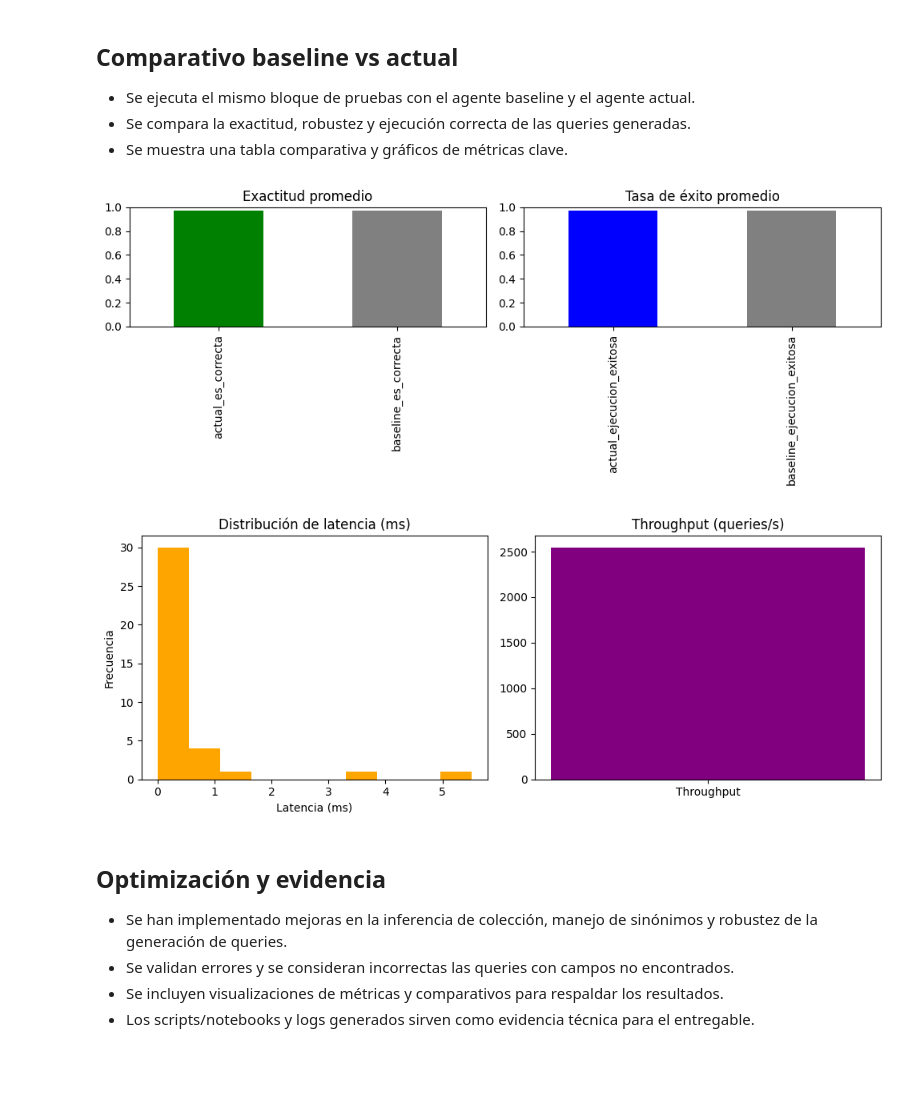
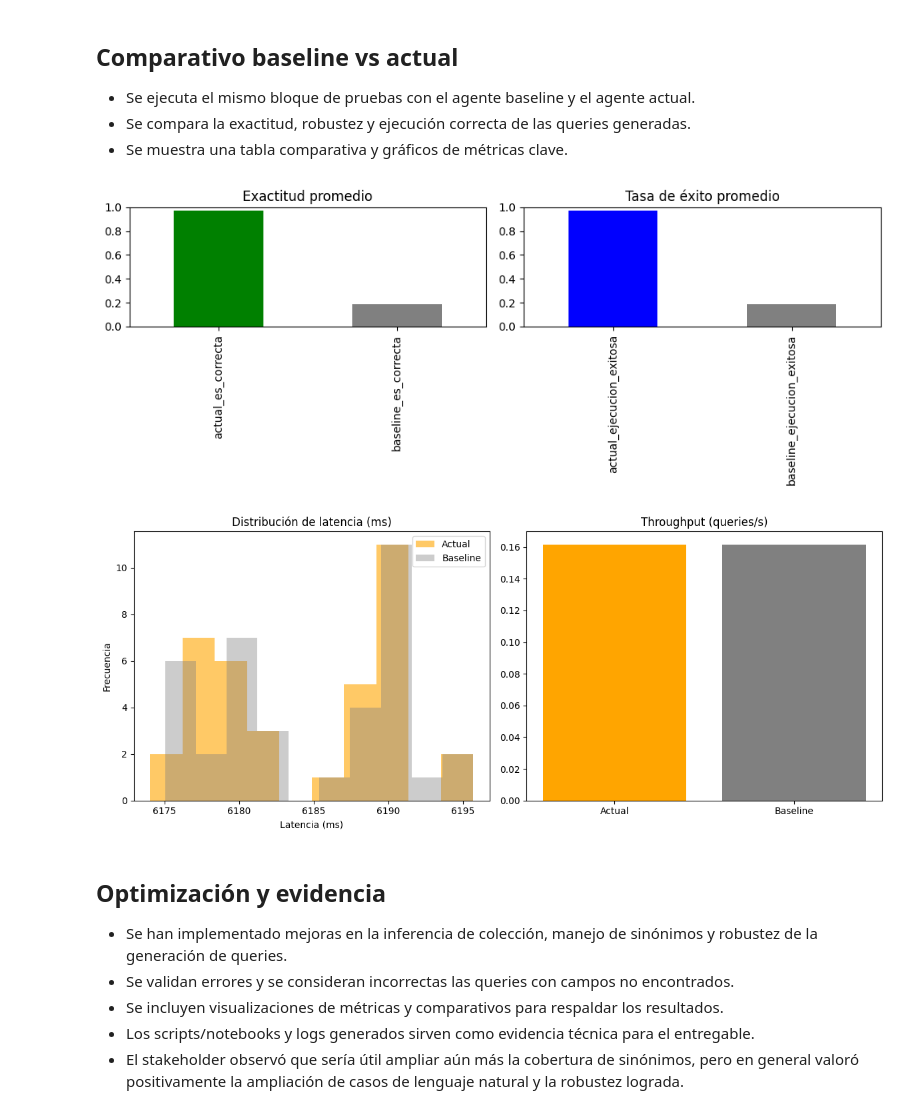
Before and after one commit to AnthonyPortillaCano/DemoSprint1AgenteQueriesProsegur, a Jupyter notebook: notebooks/Semana13.ipynb, the cells around one changed output. Drawn from its saved outputs; the diff is of its cells as text; code cells hidden in the pictures; blank space fills up the shorter version.

```diff
--- a/notebooks/Semana13.ipynb
+++ b/notebooks/Semana13.ipynb
@@ -13,4 +13,7 @@ from AgenteGeneradorQueryMongo import SmartMongoQueryGenerator  # Importa la cla
 agente = SmartMongoQueryGenerator()
 
 import matplotlib.pyplot as plt
+# %%
+from AgenteGeneradorQueryBaseline import SmartMongoQueryGenerator  # agente baseline
+agente_baseline = SmartMongoQueryGenerator()
 # %% [markdown]
@@ -211,23 +212,26 @@ for instruccion in instrucciones:
     # Actual
     collection = infer_collection(instruccion)
     pipeline_actual = agente.generate_query(collection, instruccion)
+    latencia_actual = (time.time() - t0) * 1000
     ejecucion_exitosa_actual = 0 if pipeline_contiene_error(pipeline_actual) else 1
     es_correcta_actual = 0 if pipeline_contiene_error(pipeline_actual) else 1
     resultados_actual.append({
         'instruccion': instruccion,
         'es_correcta': es_correcta_actual,
-        'ejecucion_exitosa': ejecucion_exitosa_actual
+        'ejecucion_exitosa': ejecucion_exitosa_actual,
+        'latencia_ms': latencia_actual
     })
     # Baseline
-    pipeline_baseline = agente.generate_query(collection, instruccion)
+    pipeline_baseline = agente_baseline.generate_query(collection, instruccion)
+    latencia_baseline = (time.time() - t0) * 1000
     ejecucion_exitosa_baseline = 0 if pipeline_contiene_error(pipeline_baseline) else 1
     es_correcta_baseline = 0 if pipeline_contiene_error(pipeline_baseline) else 1
     resultados_baseline.append({
         'instruccion': instruccion,
         'es_correcta': es_correcta_baseline,
-        'ejecucion_exitosa': ejecucion_exitosa_baseline
+        'ejecucion_exitosa': ejecucion_exitosa_baseline,
+        'latencia_ms': latencia_baseline
     })
-
 # DataFrames
 df_actual = pd.DataFrame(resultados_actual)
 df_baseline = pd.DataFrame(resultados_baseline)
@@ -252,25 +256,33 @@ ax[1].set_ylim(0,1)
 plt.tight_layout()
 plt.show()
 # %% [output]
-[figure, old version]
+[figure, new version]
 # %%
-# Visualización de latencia y throughput
-import matplotlib.pyplot as plt  # Asegura importación local
-fig, ax = plt.subplots(1,2, figsize=(10,4))
-results_df['latencia_ms'].plot.hist(ax=ax[0], bins=10, color='orange')
+# Visualización de latencia y throughput para baseline y actual
+fig, ax = plt.subplots(1, 2, figsize=(12, 5))
+
+# Histograma de latencia
+df_actual['latencia_ms'].plot.hist(ax=ax[0], bins=10, color='orange', alpha=0.6, label='Actual')
+df_baseline['latencia_ms'].plot.hist(ax=ax[0], bins=10, color='gray', alpha=0.4, label='Baseline')
 ax[0].set_title('Distribución de latencia (ms)')
 ax[0].set_xlabel('Latencia (ms)')
 ax[0].set_ylabel('Frecuencia')
-throughput = len(results_df) / results_df['latencia_ms'].sum() * 1000
-ax[1].bar(['Throughput'], [throughput], color='purple')
+ax[0].legend()
+
+# Throughput
+throughput_actual = len(df_actual) / df_actual['latencia_ms'].sum() * 1000
+throughput_baseline = len(df_baseline) / df_baseline['latencia_ms'].sum() * 1000
+ax[1].bar(['Actual', 'Baseline'], [throughput_actual, throughput_baseline], color=['orange', 'gray'])
 ax[1].set_title('Throughput (queries/s)')
+
 plt.tight_layout()
 plt.show()
 # %% [output]
-[figure, old version]
+[figure, new version]
 # %% [markdown]
 ## Optimización y evidencia
 - Se han implementado mejoras en la inferencia de colección, manejo de sinónimos y robustez de la generación de queries.
 - Se validan errores y se consideran incorrectas las queries con campos no encontrados.
 - Se incluyen visualizaciones de métricas y comparativos para respaldar los resultados.
 - Los scripts/notebooks y logs generados sirven como evidencia técnica para el entregable.
+- El stakeholder observó que sería útil ampliar aún más la cobertura de sinónimos, pero en general valoró positivamente la ampliación de casos de lenguaje natural y la robustez lograda.
```
Also changed, not shown: parts of 3 cells of this notebook, 4 other files.
